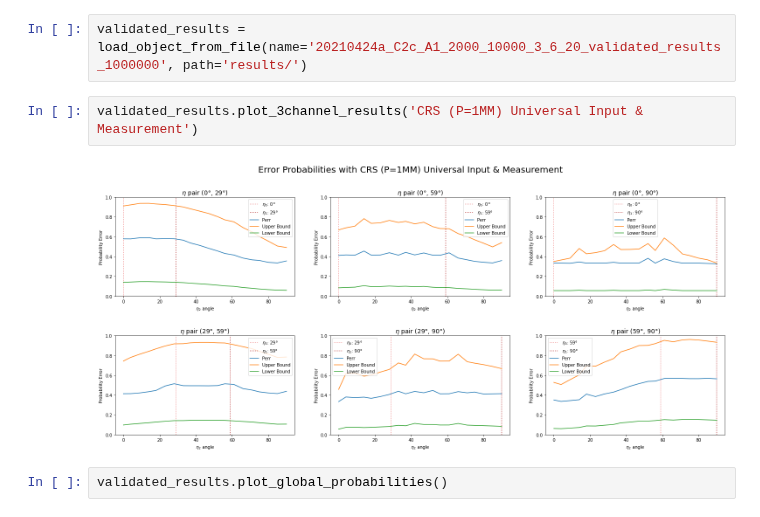
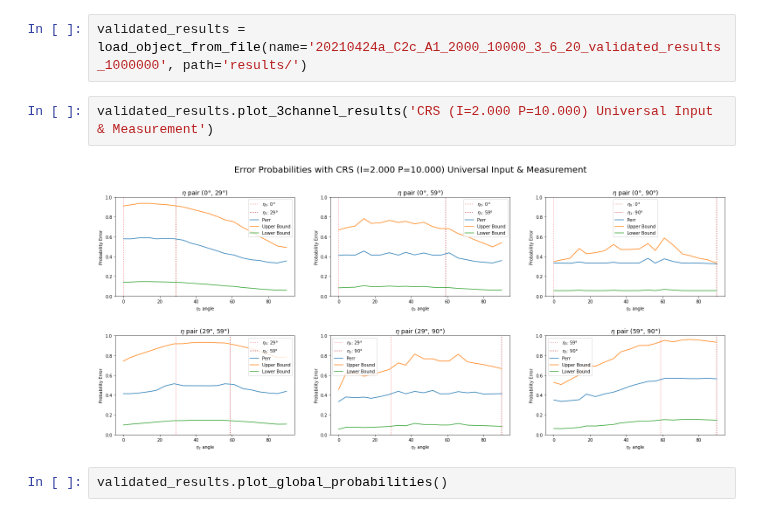
Before and after one commit to iamtxena/quantum-channel-discrimination, a Jupyter notebook: src/3-etas-results-analysis-validation.ipynb, the cells around one changed output. Cells and saved outputs as stored; diff of their text form.

```diff
--- a/src/3-etas-results-analysis-validation.ipynb
+++ b/src/3-etas-results-analysis-validation.ipynb
@@ -48,9 +48,9 @@ save_object_to_disk(results, name='20210424a_C2c_A1_2000_10000_3_6_20_validated_
 # %%
 validated_results = load_object_from_file(name='20210424a_C2c_A1_2000_10000_3_6_20_validated_results_1000000', path='results/')
 # %%
-validated_results.plot_3channel_results('CRS (P=1MM) Universal Input & Measurement')
+validated_results.plot_3channel_results('CRS (I=2.000 P=10.000) Universal Input & Measurement')
 # %% [output]
-[figure, old version]
+[figure, new version]
 # %%
 validated_results.plot_global_probabilities()
 # %% [output]
```
Also changed, not shown: parts of 16 cells of this notebook, 1 other file.
